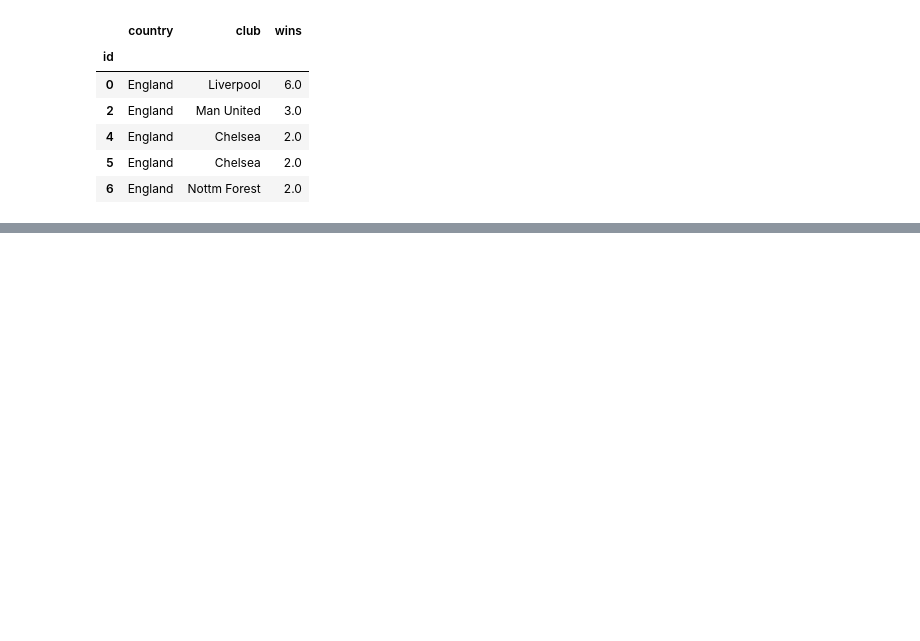
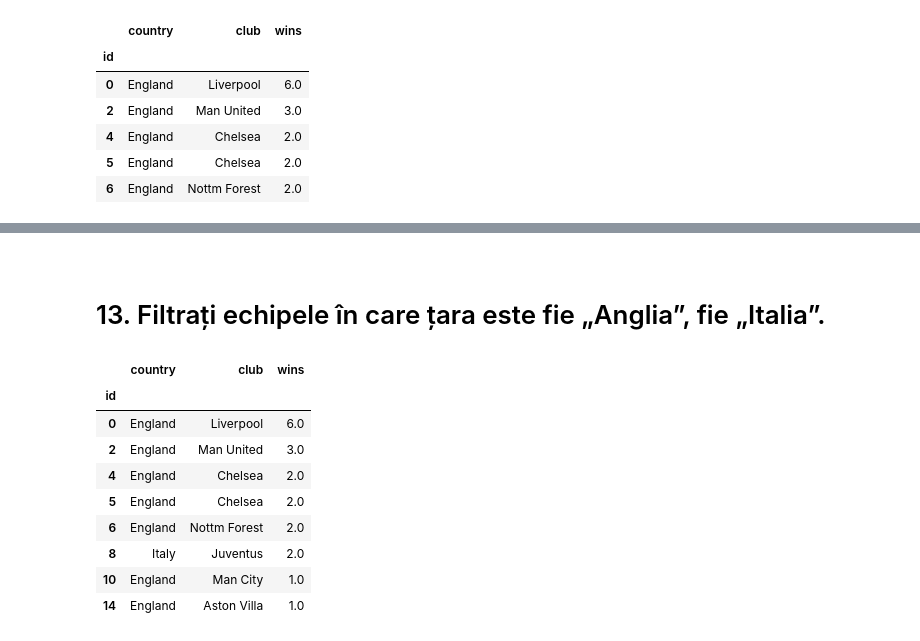
Before and after one commit to sojog/ADR-Fundamente-in-analiza-datelor-cu-Python, a Jupyter notebook: Ziua_2/23.pandas_ucl.ipynb, the cells around one changed output, grey strips where cells are left out. Saved outputs shown, nothing was run; the diff lists cells and outputs as text; code cells hidden in the pictures; blank space fills up the shorter version.

```diff
--- a/Ziua_2/23.pandas_ucl.ipynb
+++ b/Ziua_2/23.pandas_ucl.ipynb
@@ -190,0 +251,16 @@ df[df["country"] == "England"].head()
+# %% [markdown]
+
+# 13. Filtrați echipele în care țara este fie „Anglia”, fie „Italia”.
+# %%
+df[df["country"].isin(["England", "Italy"])]
+# %% [output]
+|  | country | club | wins |
+| id |  |  |  |
+| 0 | England | Liverpool | 6.0 |
+| 2 | England | Man United | 3.0 |
+| 4 | England | Chelsea | 2.0 |
+| 5 | England | Chelsea | 2.0 |
+| 6 | England | Nottm Forest | 2.0 |
+| 8 | Italy | Juventus | 2.0 |
+| 10 | England | Man City | 1.0 |
+| 14 | England | Aston Villa | 1.0 |
```
Also changed, not shown: parts of 16 cells of this notebook.
